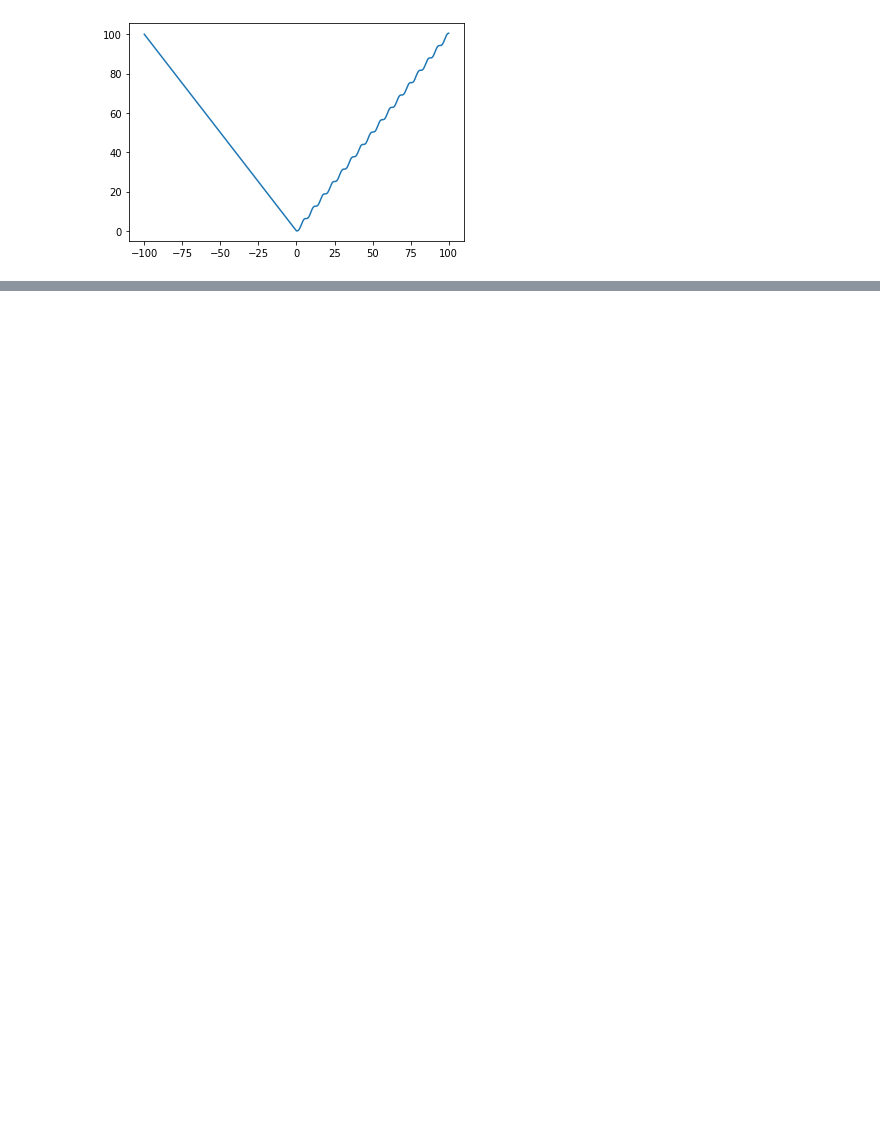
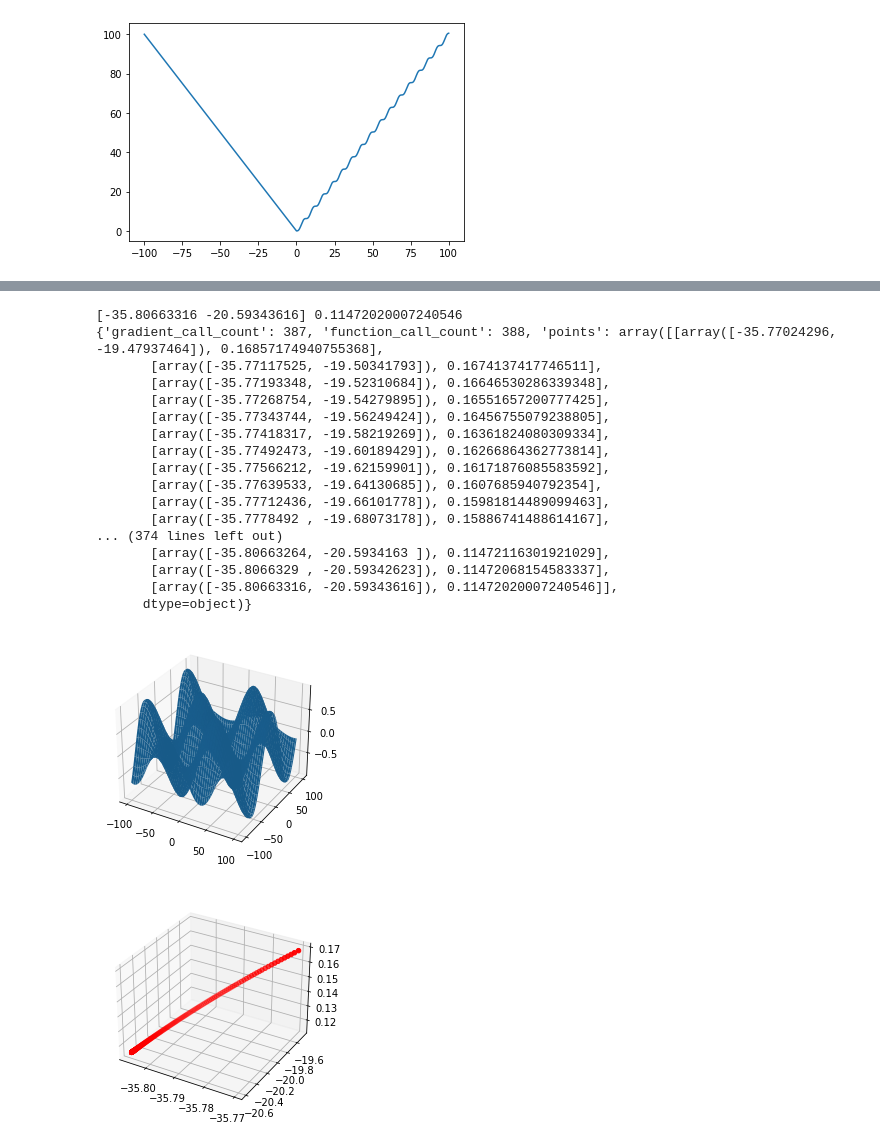
Before and after one commit to EasySocHacks/Optimization-Methods-IFMO, a Jupyter notebook: HW1/1.2.ipynb, the cells around one changed output, grey strips where cells are left out. Saved outputs shown, nothing was run; the diff lists cells and outputs as text; code cells hidden in the pictures; blank space fills up the shorter version.

```diff
--- a/HW1/1.2.ipynb
+++ b/HW1/1.2.ipynb
@@ -84,0 +105,44 @@ with warnings.catch_warnings():
+# %%
+with warnings.catch_warnings():
+    warnings.simplefilter("ignore", category=RuntimeWarning)
+    (xs, y), meta = gradient_descent(f, 2, lr=0.5, scheduler=ExponentialScheduler(10, -0.2))
+    print(xs, y)
+    print(meta)
+
+    t = np.linspace(-100, 100, 100)
+    X, Y = np.meshgrid(t, t)
+    ax = plt.figure().add_subplot(projection='3d')
+    ax.plot_surface(X, Y, f([X, Y]))
+
+    XS = np.array([])
+    YS = np.array([])
+    ZS = meta["points"][:, 1]
+
+    for point in meta["points"][:, 0]:
+        XS = np.append(XS, point[0])
+        YS = np.append(YS, point[1])
+
+    ax_points = plt.figure().add_subplot(projection='3d')
+    ax_points.scatter(XS, YS, ZS, c='r')
+
+    plt.show()
+# %% [output]
+[-35.80663316 -20.59343616] 0.11472020007240546
+{'gradient_call_count': 387, 'function_call_count': 388, 'points': array([[array([-35.77024296, -19.47937464]), 0.16857174940755368],
+       [array([-35.77117525, -19.50341793]), 0.1674137417746511],
+       [array([-35.77193348, -19.52310684]), 0.16646530286339348],
+       [array([-35.77268754, -19.54279895]), 0.16551657200777425],
+       [array([-35.77343744, -19.56249424]), 0.16456755079238805],
+       [array([-35.77418317, -19.58219269]), 0.16361824080309334],
+       [array([-35.77492473, -19.60189429]), 0.16266864362773814],
+       [array([-35.77566212, -19.62159901]), 0.16171876085583592],
+       [array([-35.77639533, -19.64130685]), 0.1607685940792354],
+       [array([-35.77712436, -19.66101778]), 0.15981814489099463],
+       [array([-35.7778492 , -19.68073178]), 0.15886741488614167],
+... (374 lines left out)
+       [array([-35.80663264, -20.5934163 ]), 0.11472116301921029],
+       [array([-35.8066329 , -20.59342623]), 0.11472068154583337],
+       [array([-35.80663316, -20.59343616]), 0.11472020007240546]],
+      dtype=object)}
+[figure, added]
+[figure, added]
```
Also changed, not shown: parts of 8 cells of this notebook, 2 other files.
